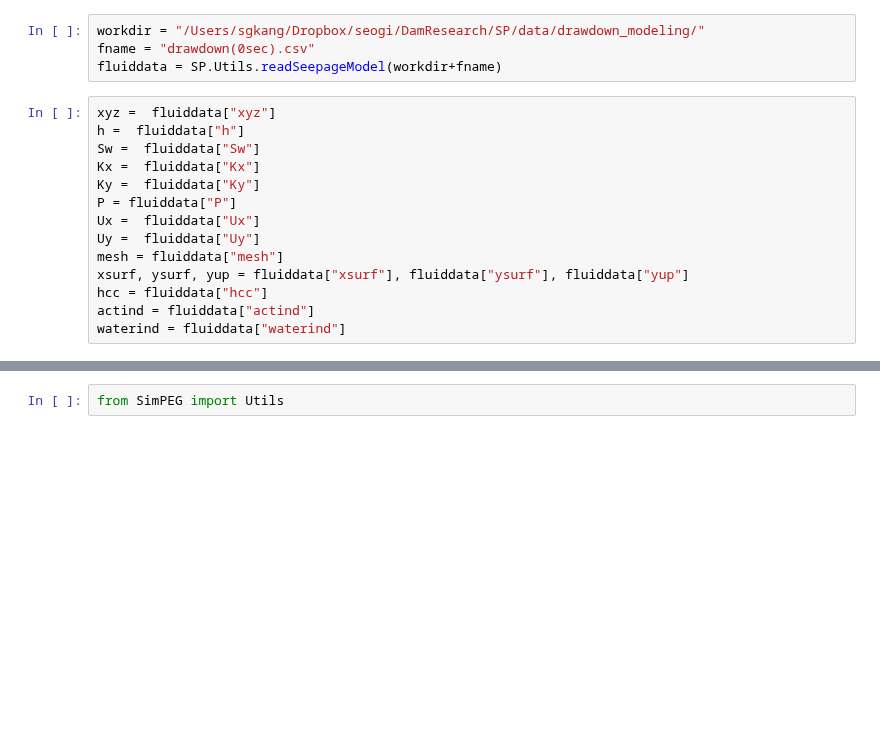
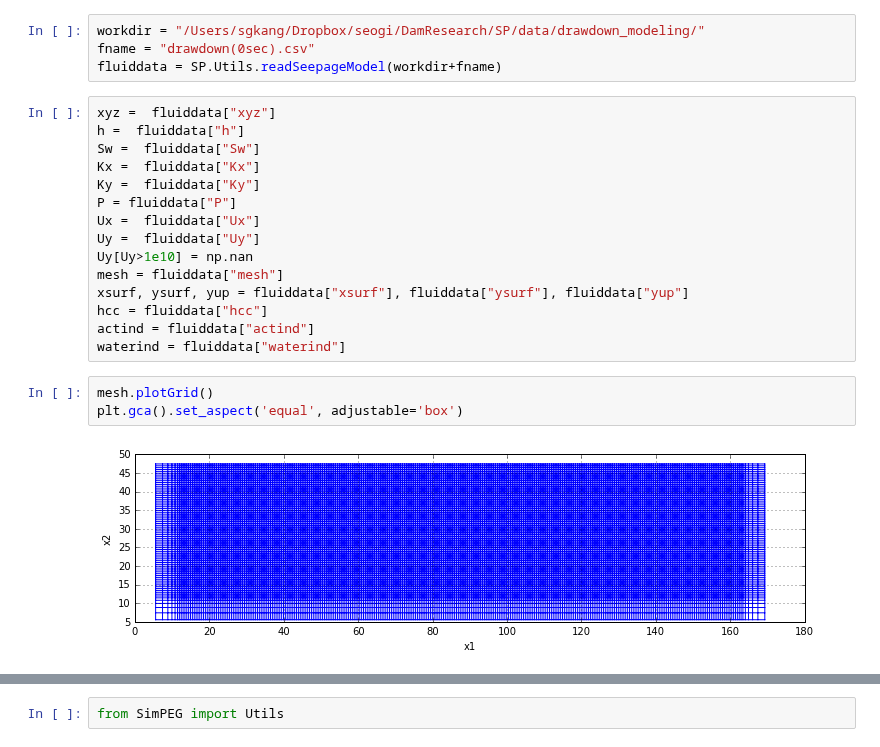
Before and after one commit to sgkang/DamGeophysics, a Jupyter notebook: notebook/SP.ipynb, the cells around one changed output, grey strips where cells are left out. Saved outputs shown, nothing was run; the diff lists cells and outputs as text; blank space fills up the shorter version.

```diff
--- a/notebook/SP.ipynb
+++ b/notebook/SP.ipynb
@@ -18,11 +18,17 @@ Ky =  fluiddata["Ky"]
 P = fluiddata["P"]
 Ux =  fluiddata["Ux"]
 Uy =  fluiddata["Uy"]
+Uy[Uy>1e10] = np.nan
 mesh = fluiddata["mesh"]
 xsurf, ysurf, yup = fluiddata["xsurf"], fluiddata["ysurf"], fluiddata["yup"]
 hcc = fluiddata["hcc"]
 actind = fluiddata["actind"]
 waterind = fluiddata["waterind"]
+# %%
+mesh.plotGrid()
+plt.gca().set_aspect('equal', adjustable='box')
+# %% [output]
+[figure, added]
 # %%
 fig = plt.figure(figsize = (12, 5))
 ax = plt.subplot(111)
```
Also changed, not shown: parts of 17 cells of this notebook, 3 other files.
